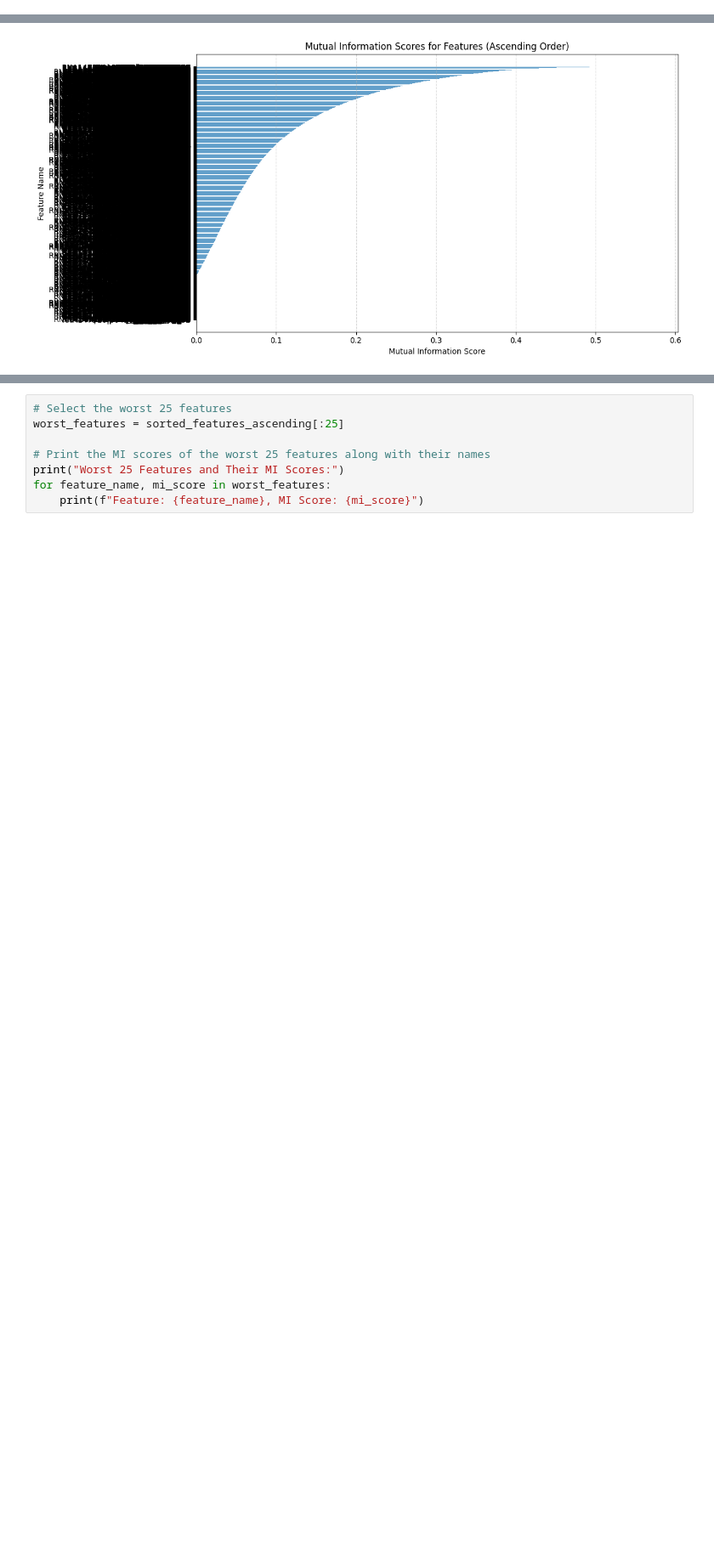
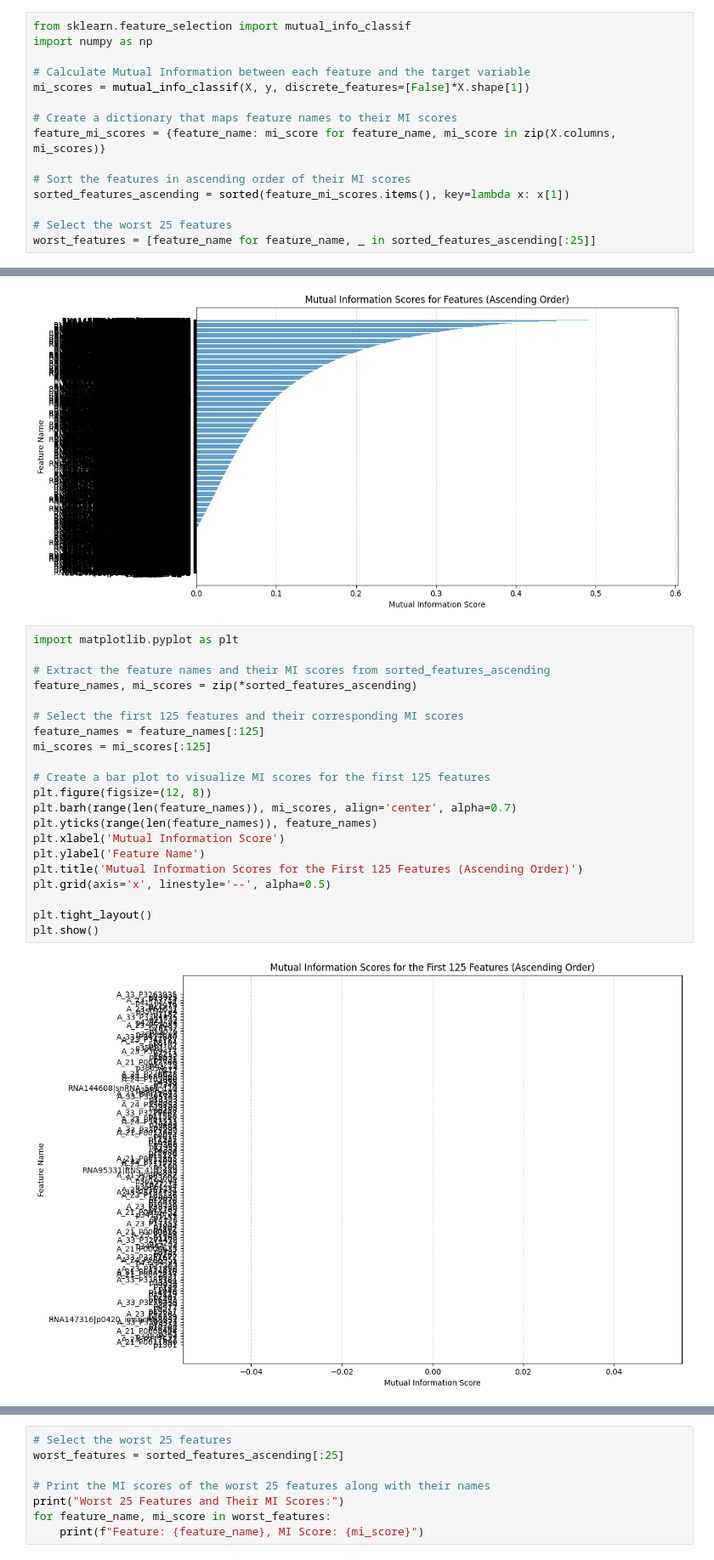
Before and after one commit to Sachira-Heshan/omic-data-and-machine-learning-in-the-identification-of-coronary-artery-disease, a Jupyter notebook: building_models_with_dataset_GSE113079.ipynb, the cells around one changed output, grey strips where cells are left out. Shown at 85% size. Saved outputs shown, nothing was run; the diff lists cells and outputs as text; blank space fills up the shorter version.

```diff
--- a/building_models_with_dataset_GSE113079.ipynb
+++ b/building_models_with_dataset_GSE113079.ipynb
@@ -340,6 +340,21 @@ A_33_P3383184
 p537
 # %%
 # now let's try to plot these mutual information values
+# %%
+from sklearn.feature_selection import mutual_info_classif
+import numpy as np
+
+# Calculate Mutual Information between each feature and the target variable
+mi_scores = mutual_info_classif(X, y, discrete_features=[False]*X.shape[1])
+
+# Create a dictionary that maps feature names to their MI scores
+feature_mi_scores = {feature_name: mi_score for feature_name, mi_score in zip(X.columns, mi_scores)}
+
+# Sort the features in ascending order of their MI scores
+sorted_features_ascending = sorted(feature_mi_scores.items(), key=lambda x: x[1])
+
+# Select the worst 25 features
+worst_features = [feature_name for feature_name, _ in sorted_features_ascending[:25]]
 # %%
 import matplotlib.pyplot as plt
 
@@ -359,3 +374,26 @@ plt.tight_layout()
 plt.show()
 # %% [output]
 [figure]
+# %%
+import matplotlib.pyplot as plt
+
+# Extract the feature names and their MI scores from sorted_features_ascending
+feature_names, mi_scores = zip(*sorted_features_ascending)
+
+# Select the first 125 features and their corresponding MI scores
+feature_names = feature_names[:125]
+mi_scores = mi_scores[:125]
+
+# Create a bar plot to visualize MI scores for the first 125 features
+plt.figure(figsize=(12, 8))
+plt.barh(range(len(feature_names)), mi_scores, align='center', alpha=0.7)
+plt.yticks(range(len(feature_names)), feature_names)
+plt.xlabel('Mutual Information Score')
+plt.ylabel('Feature Name')
+plt.title('Mutual Information Scores for the First 125 Features (Ascending Order)')
+plt.grid(axis='x', linestyle='--', alpha=0.5)
+
+plt.tight_layout()
+plt.show()
+# %% [output]
+[figure, added]
```
Also changed, not shown: parts of 2 cells of this notebook.
